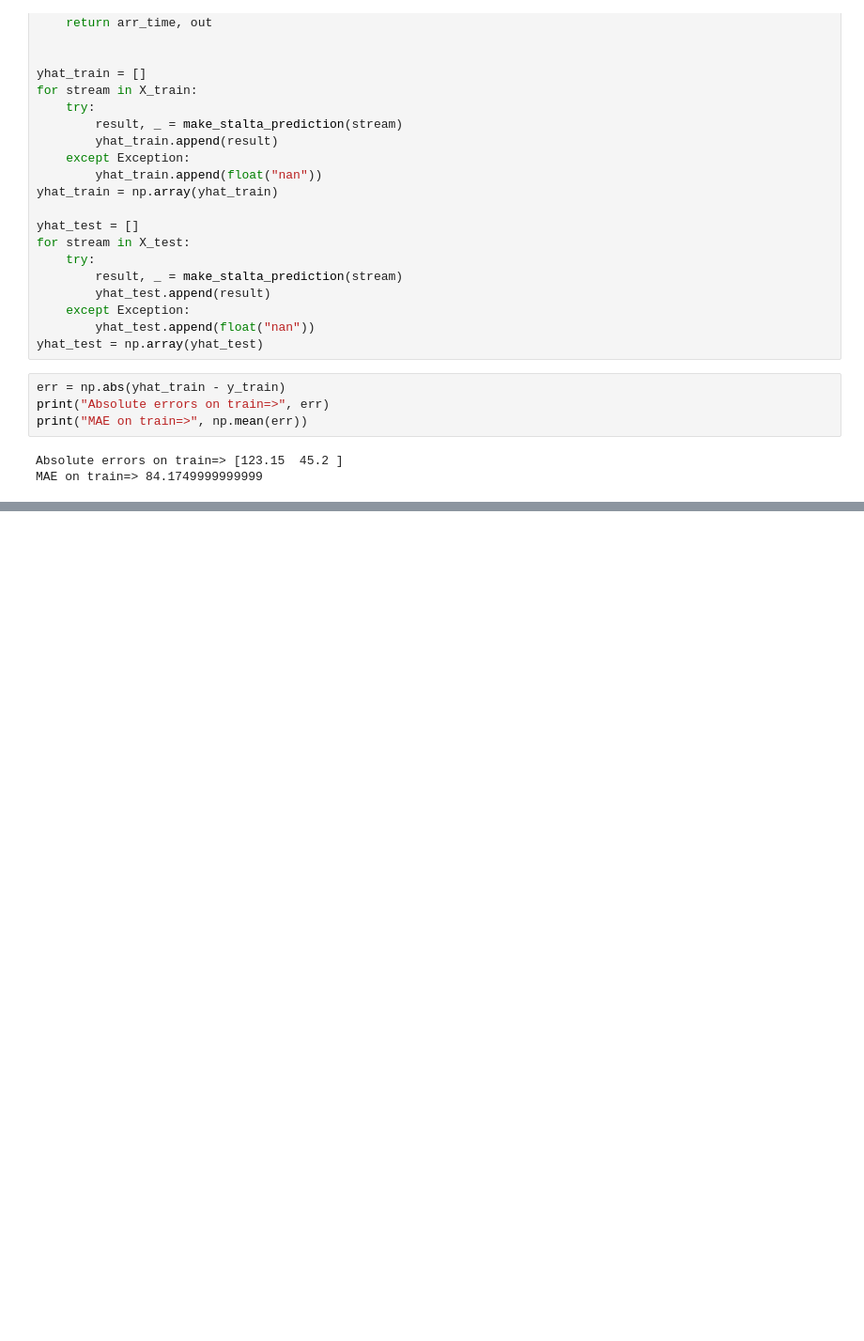
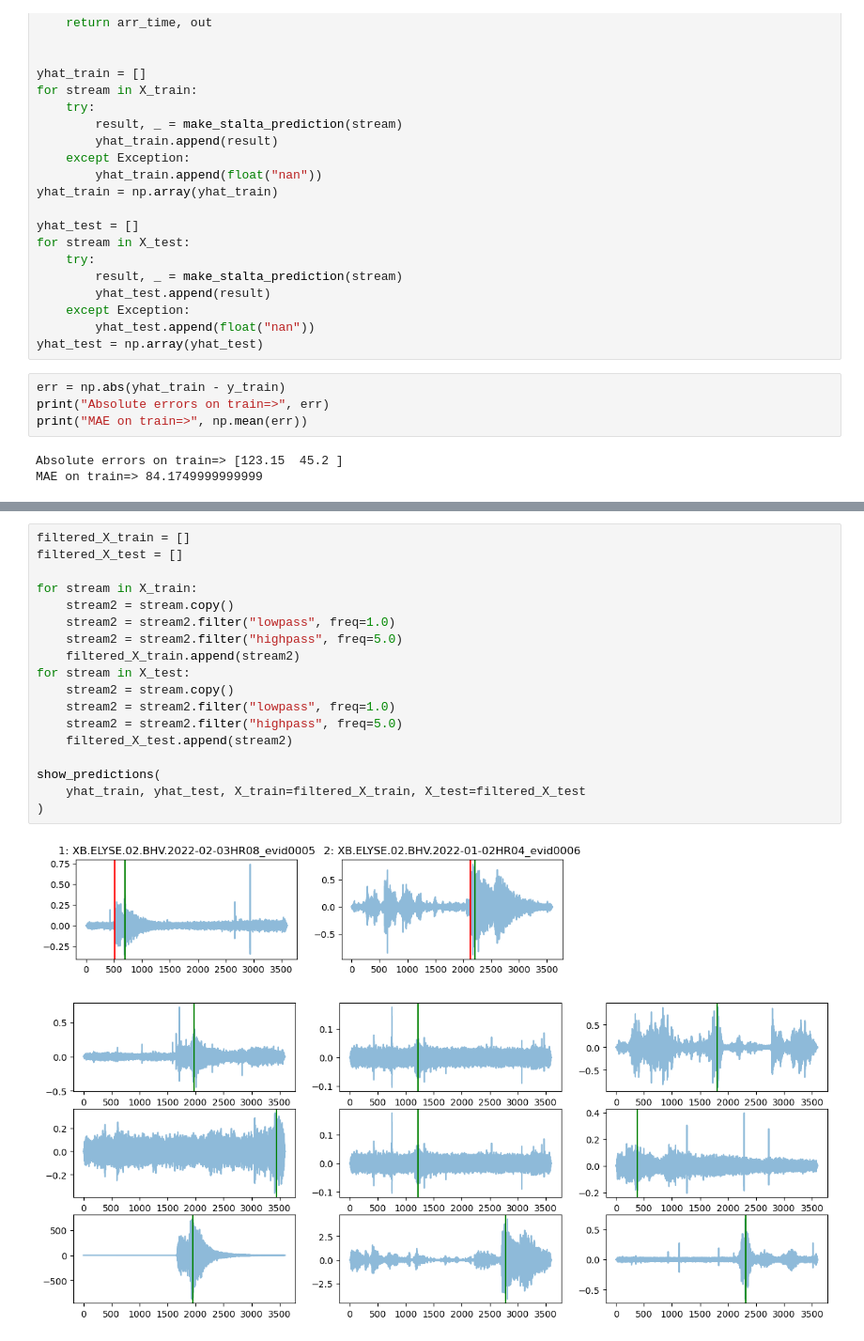
Before and after one commit to RohanGautam/spaceapps2024main, a Jupyter notebook: main/baselines.ipynb, the cells around one changed output, grey strips where cells are left out. Shown: that part at 94% size. Cells and saved outputs as stored; diff of their text form; blank space fills up the shorter version.

```diff
--- a/main/baselines.ipynb
+++ b/main/baselines.ipynb
@@ -242,0 +322,21 @@ show_predictions(yhat_train, yhat_test)
+# %%
+filtered_X_train = []
+filtered_X_test = []
+
+for stream in X_train:
+    stream2 = stream.copy()
+    stream2 = stream2.filter("lowpass", freq=1.0)
+    stream2 = stream2.filter("highpass", freq=5.0)
+    filtered_X_train.append(stream2)
+for stream in X_test:
+    stream2 = stream.copy()
+    stream2 = stream2.filter("lowpass", freq=1.0)
+    stream2 = stream2.filter("highpass", freq=5.0)
+    filtered_X_test.append(stream2)
+
+show_predictions(
+    yhat_train, yhat_test, X_train=filtered_X_train, X_test=filtered_X_test
+)
+# %% [output]
+[figure, added]
+[figure, added]
```
Also changed, not shown: parts of 6 cells of this notebook.
